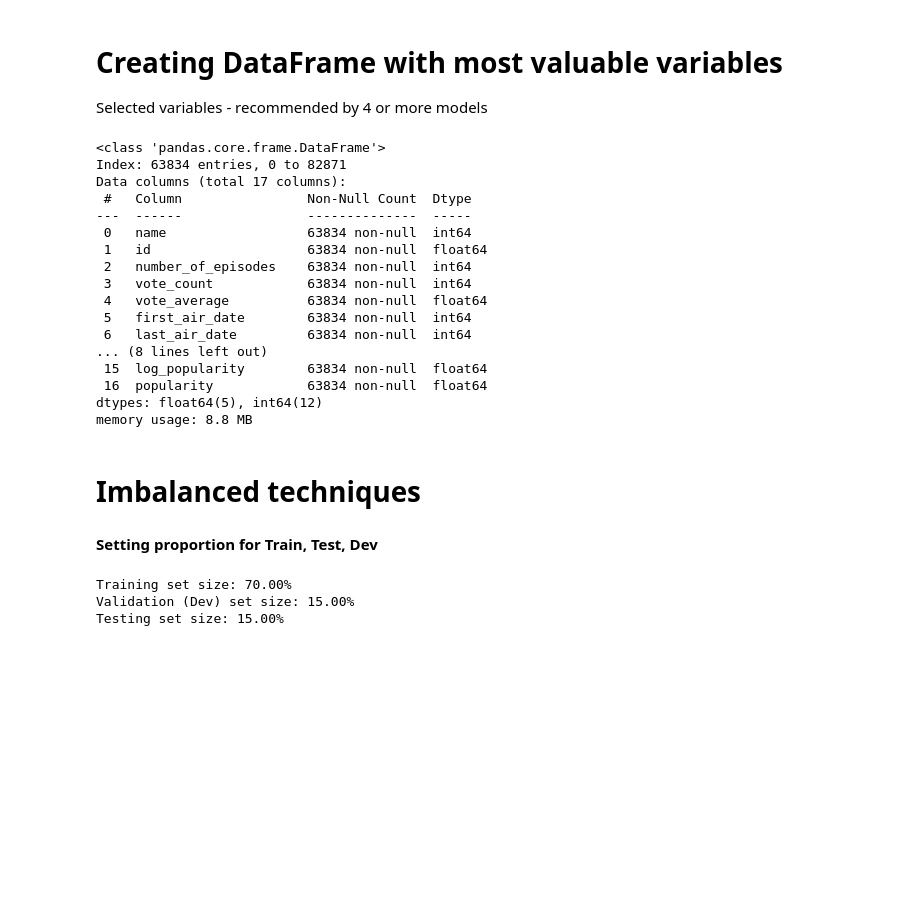
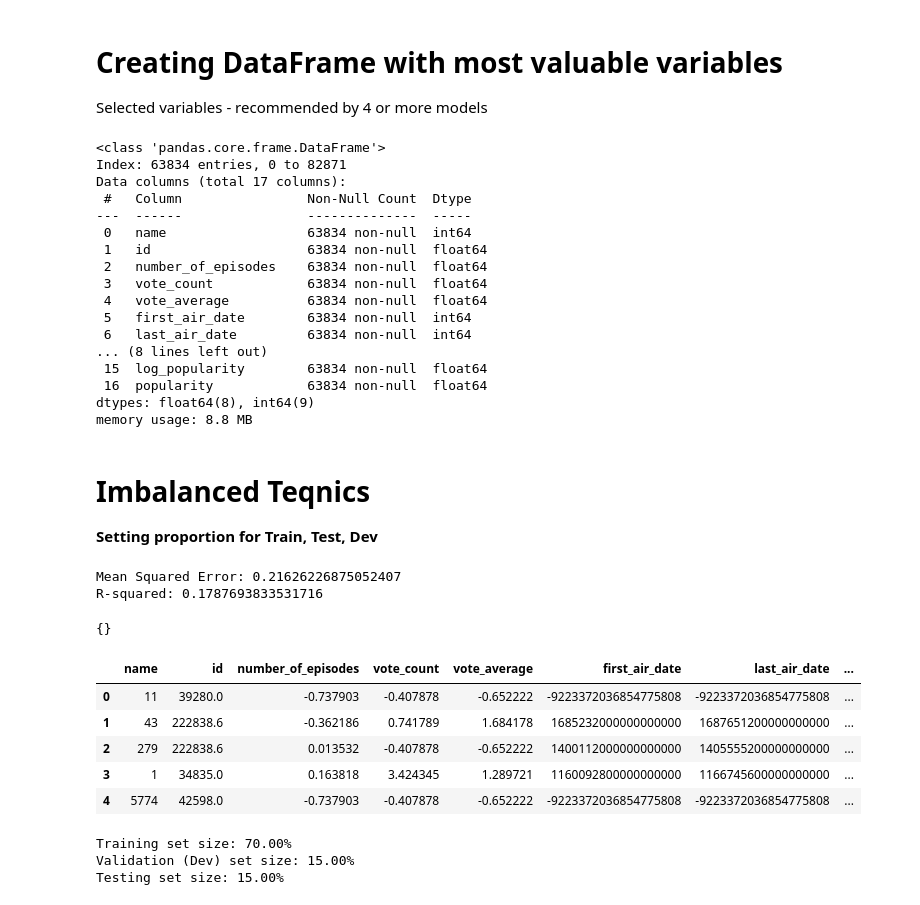
Before and after one commit to Elbx88/ML-Model-Perdiction, a Jupyter notebook: Project_ML_Models_Erez_Levy_TMDB_5.ipynb, the cells around one changed output. Drawn from its saved outputs; the diff is of its cells as text; code cells hidden in the pictures; blank space fills up the shorter version.

```diff
--- a/Project_ML_Models_Erez_Levy_TMDB_5.ipynb
+++ b/Project_ML_Models_Erez_Levy_TMDB_5.ipynb
@@ -920,7 +1048,7 @@ Selected variables - recommended by 4 or more models
 # %%
  #Selecting variables with a sum of selections >= 4
 final_var = selection_df[selection_df['Sum'] >= 4]['Feature'].tolist()
-tmdb_model = tmdb_filtered[final_var].copy()
+tmdb_model = tmdb_eng[final_var].copy()
 tmdb_model['popularity'] = tmdb_filtered['popularity'].copy()
 
 # Output the result to verify
@@ -933,20 +1061,67 @@ Data columns (total 17 columns):
 ---  ------                --------------  -----
  0   name                  63834 non-null  int64
  1   id                    63834 non-null  float64
- 2   number_of_episodes    63834 non-null  int64
- 3   vote_count            63834 non-null  int64
+ 2   number_of_episodes    63834 non-null  float64
+ 3   vote_count            63834 non-null  float64
  4   vote_average          63834 non-null  float64
  5   first_air_date        63834 non-null  int64
  6   last_air_date         63834 non-null  int64
 ... (8 lines left out)
  15  log_popularity        63834 non-null  float64
  16  popularity            63834 non-null  float64
-dtypes: float64(5), int64(12)
+dtypes: float64(8), int64(9)
 memory usage: 8.8 MB
-# %% [markdown]
-# Imbalanced techniques
 # %% [markdown]
+# Imbalanced Teqnics
 **Setting proportion for Train, Test, Dev**
+# %%
+from sklearn.model_selection import train_test_split
+from sklearn.linear_model import LogisticRegression, LinearRegression  # Import LinearRegression
+from sklearn.metrics import accuracy_score, precision_score, recall_score, f1_score
+from sklearn.metrics import mean_squared_error, r2_score
+
+df=tmdb_model
+
+X_train, X_test, y_train, y_test = train_test_split(df.drop('popularity',axis=1), df['popularity'], test_size=0.3, random_state=42)
+
+# Define the classification metrics function
+def classificationMetrics(y, yhat):
+    metrics = {
+        #"Accuracy": accuracy_score(y_test, y_pred),
+        #"Precision": precision_score(y_test, y_pred),
+        #"Recall": recall_score(y_test, y_pred),
+        #"F1-Score": f1_score(y_test, y_pred)
+    }
+    return metrics
+
+# Use LinearRegression instead of LogisticRegression
+model = LinearRegression()
+model.fit(X_train, y_train)
+y_pred = model.predict(X_test)
+
+# Evaluate the model using regression metrics
+mse = mean_squared_error(y_test, y_pred)
+r2 = r2_score(y_test, y_pred)
+
+print(f"Mean Squared Error: {mse}")
+print(f"R-squared: {r2}")
+
+#accuracy = accuracy_score(y_test, y_pred)
+#print("Accuracy: %.2f%%" % (accuracy * 100.0))
+classificationMetrics(y_test, y_pred)
+# %% [output]
+Mean Squared Error: 0.21626226875052407
+R-squared: 0.1787693833531716
+{}
+# %%
+tmdb_model.head()
+# %% [output]
+|  | name | id | number_of_episodes | vote_count | vote_average | first_air_date | last_air_date | ... |
+| 0 | 11 | 39280.0 | -0.737903 | -0.407878 | -0.652222 | -9223372036854775808 | -9223372036854775808 | ... |
+| 1 | 43 | 222838.6 | -0.362186 | 0.741789 | 1.684178 | 1685232000000000000 | 1687651200000000000 | ... |
+| 2 | 279 | 222838.6 | 0.013532 | -0.407878 | -0.652222 | 1400112000000000000 | 1405555200000000000 | ... |
+| 3 | 1 | 34835.0 | 0.163818 | 3.424345 | 1.289721 | 1160092800000000000 | 1166745600000000000 | ... |
+| 4 | 5774 | 42598.0 | -0.737903 | -0.407878 | -0.652222 | -9223372036854775808 | -9223372036854775808 | ... |
 # %%
 import pandas as pd
 import seaborn as sns
```
Also changed, not shown: parts of 21 cells of this notebook.
